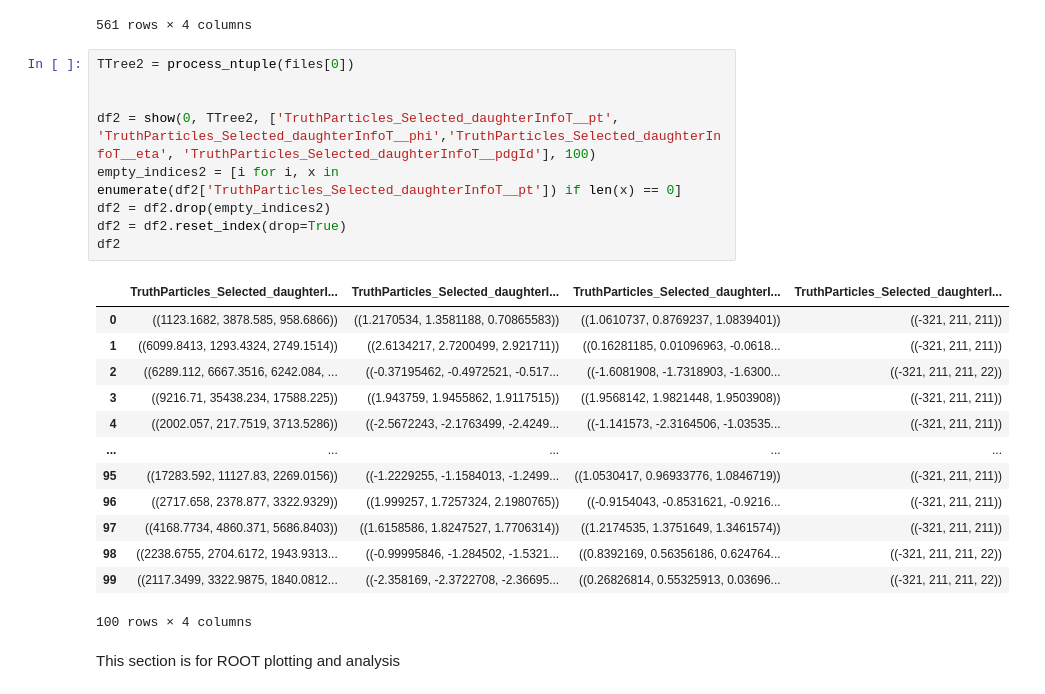
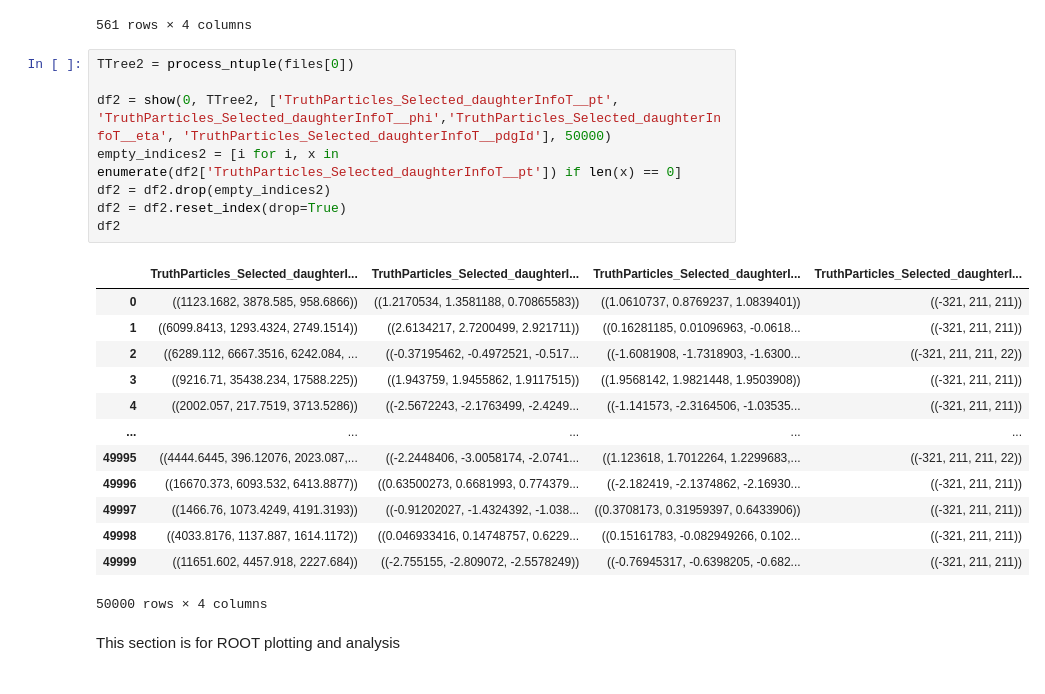
Before and after one commit to GitGup/ATLAS_DNN, a Jupyter notebook: MCAnalysis.ipynb, the cells around one changed output. Cells and saved outputs as stored; diff of their text form.

```diff
--- a/MCAnalysis.ipynb
+++ b/MCAnalysis.ipynb
@@ -70,26 +70,25 @@ df
 # %%
 TTree2 = process_ntuple(files[0])
 
-
-df2 = show(0, TTree2, ['TruthParticles_Selected_daughterInfoT__pt', 'TruthParticles_Selected_daughterInfoT__phi','TruthParticles_Selected_daughterInfoT__eta', 'TruthParticles_Selected_daughterInfoT__pdgId'], 100)
+df2 = show(0, TTree2, ['TruthParticles_Selected_daughterInfoT__pt', 'TruthParticles_Selected_daughterInfoT__phi','TruthParticles_Selected_daughterInfoT__eta', 'TruthParticles_Selected_daughterInfoT__pdgId'], 50000)
 empty_indices2 = [i for i, x in enumerate(df2['TruthParticles_Selected_daughterInfoT__pt']) if len(x) == 0]
 df2 = df2.drop(empty_indices2)
 df2 = df2.reset_index(drop=True)
 df2
 # %% [output]
 |  | TruthParticles_Selected_daughterI... | TruthParticles_Selected_daughterI... | TruthParticles_Selected_daughterI... | TruthParticles_Selected_daughterI... |
 | 0 | ((1123.1682, 3878.585, 958.6866)) | ((1.2170534, 1.3581188, 0.70865583)) | ((1.0610737, 0.8769237, 1.0839401)) | ((-321, 211, 211)) |
 | 1 | ((6099.8413, 1293.4324, 2749.1514)) | ((2.6134217, 2.7200499, 2.921711)) | ((0.16281185, 0.01096963, -0.0618... | ((-321, 211, 211)) |
 | 2 | ((6289.112, 6667.3516, 6242.084, ... | ((-0.37195462, -0.4972521, -0.517... | ((-1.6081908, -1.7318903, -1.6300... | ((-321, 211, 211, 22)) |
 | 3 | ((9216.71, 35438.234, 17588.225)) | ((1.943759, 1.9455862, 1.9117515)) | ((1.9568142, 1.9821448, 1.9503908)) | ((-321, 211, 211)) |
 | 4 | ((2002.057, 217.7519, 3713.5286)) | ((-2.5672243, -2.1763499, -2.4249... | ((-1.141573, -2.3164506, -1.03535... | ((-321, 211, 211)) |
 | ... | ... | ... | ... | ... |
-| 95 | ((17283.592, 11127.83, 2269.0156)) | ((-1.2229255, -1.1584013, -1.2499... | ((1.0530417, 0.96933776, 1.0846719)) | ((-321, 211, 211)) |
-| 96 | ((2717.658, 2378.877, 3322.9329)) | ((1.999257, 1.7257324, 2.1980765)) | ((-0.9154043, -0.8531621, -0.9216... | ((-321, 211, 211)) |
-| 97 | ((4168.7734, 4860.371, 5686.8403)) | ((1.6158586, 1.8247527, 1.7706314)) | ((1.2174535, 1.3751649, 1.3461574)) | ((-321, 211, 211)) |
-| 98 | ((2238.6755, 2704.6172, 1943.9313... | ((-0.99995846, -1.284502, -1.5321... | ((0.8392169, 0.56356186, 0.624764... | ((-321, 211, 211, 22)) |
-| 99 | ((2117.3499, 3322.9875, 1840.0812... | ((-2.358169, -2.3722708, -2.36695... | ((0.26826814, 0.55325913, 0.03696... | ((-321, 211, 211, 22)) |
+| 49995 | ((4444.6445, 396.12076, 2023.087,... | ((-2.2448406, -3.0058174, -2.0741... | ((1.123618, 1.7012264, 1.2299683,... | ((-321, 211, 211, 22)) |
+| 49996 | ((16670.373, 6093.532, 6413.8877)) | ((0.63500273, 0.6681993, 0.774379... | ((-2.182419, -2.1374862, -2.16930... | ((-321, 211, 211)) |
+| 49997 | ((1466.76, 1073.4249, 4191.3193)) | ((-0.91202027, -1.4324392, -1.038... | ((0.3708173, 0.31959397, 0.6433906)) | ((-321, 211, 211)) |
+| 49998 | ((4033.8176, 1137.887, 1614.1172)) | ((0.046933416, 0.14748757, 0.6229... | ((0.15161783, -0.082949266, 0.102... | ((-321, 211, 211)) |
+| 49999 | ((11651.602, 4457.918, 2227.684)) | ((-2.755155, -2.809072, -2.5578249)) | ((-0.76945317, -0.6398205, -0.682... | ((-321, 211, 211)) |
-100 rows × 4 columns
+50000 rows × 4 columns
 # %% [markdown]
 This section is for ROOT plotting and analysis
 # %%
```
Also changed, not shown: parts of 7 cells of this notebook.
